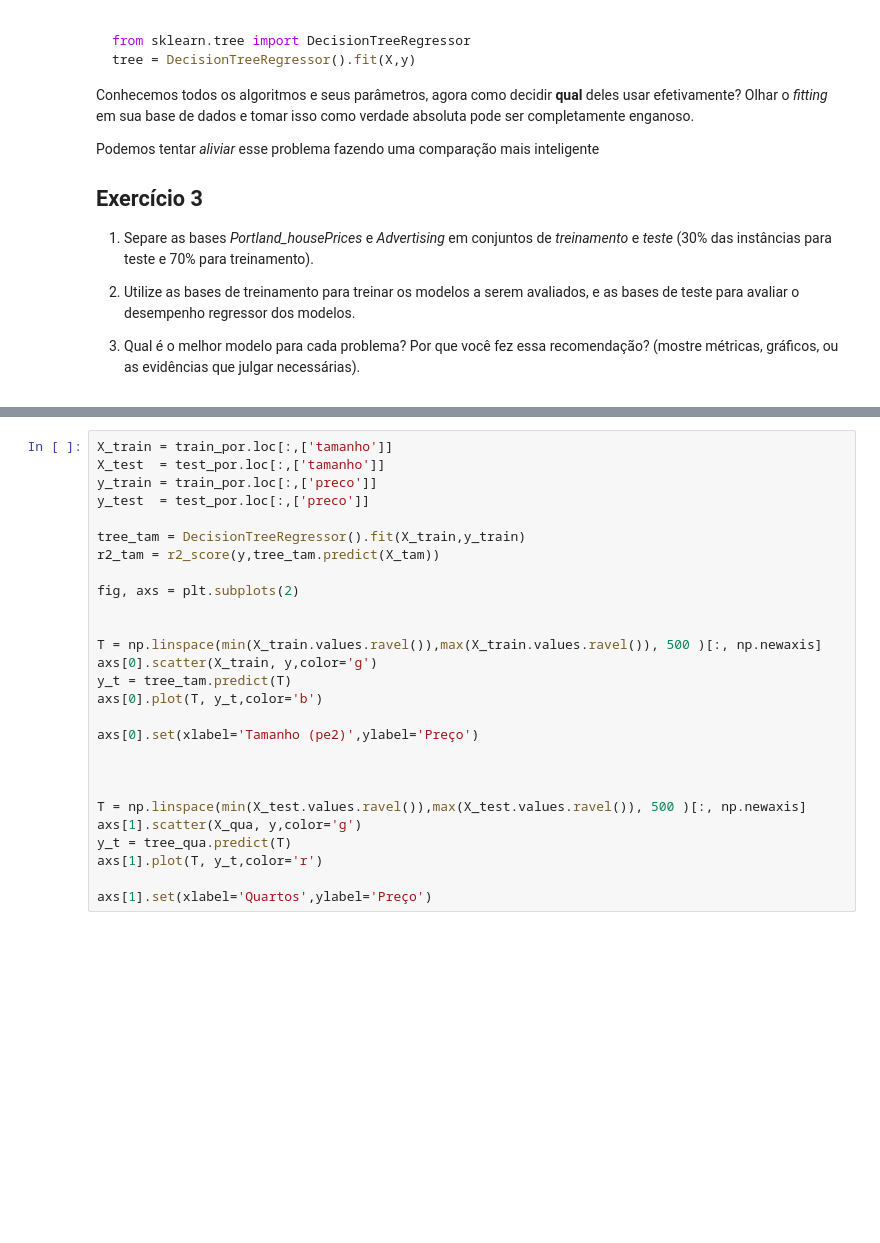
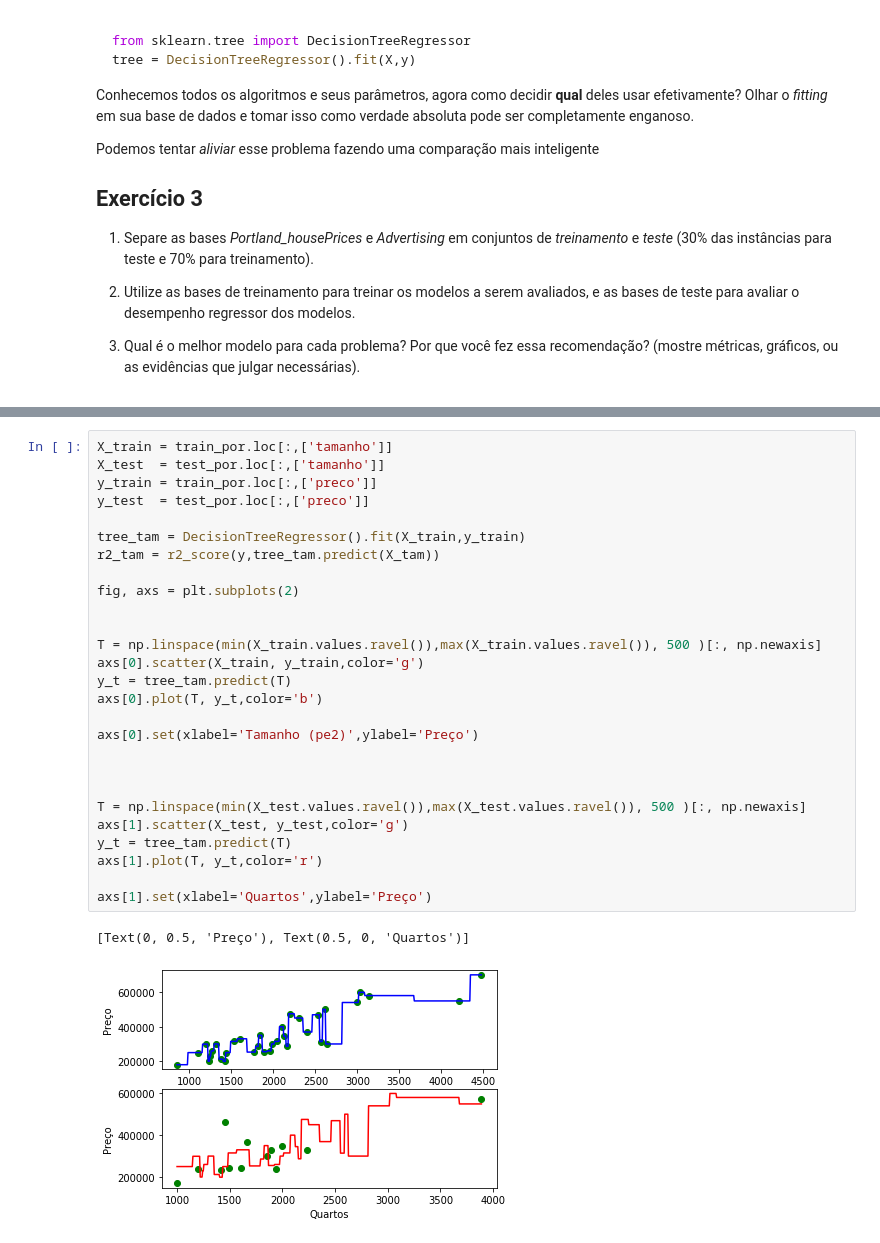
Before and after one commit to f-leno/Aprendizagem-estatistica-regressao, a Jupyter notebook: Exercicios-Regressao_KNN_e_Arvore_solucao.ipynb, the cells around one changed output, grey strips where cells are left out. Saved outputs shown, nothing was run; the diff lists cells and outputs as text; blank space fills up the shorter version.

```diff
--- a/Exercicios-Regressao_KNN_e_Arvore_solucao.ipynb
+++ b/Exercicios-Regressao_KNN_e_Arvore_solucao.ipynb
@@ -241,27 +242,30 @@ linear: 0.8025567412958988
 # %%
 X_train = train_por.loc[:,['tamanho']]
 X_test  = test_por.loc[:,['tamanho']]
 y_train = train_por.loc[:,['preco']]
 y_test  = test_por.loc[:,['preco']]
 
 tree_tam = DecisionTreeRegressor().fit(X_train,y_train)
 r2_tam = r2_score(y,tree_tam.predict(X_tam))
 
 fig, axs = plt.subplots(2)
 
 
 T = np.linspace(min(X_train.values.ravel()),max(X_train.values.ravel()), 500 )[:, np.newaxis]
-axs[0].scatter(X_train, y,color='g')
+axs[0].scatter(X_train, y_train,color='g')
 y_t = tree_tam.predict(T)
 axs[0].plot(T, y_t,color='b')
 
 axs[0].set(xlabel='Tamanho (pe2)',ylabel='Preço')
 
 
 
 T = np.linspace(min(X_test.values.ravel()),max(X_test.values.ravel()), 500 )[:, np.newaxis]
-axs[1].scatter(X_qua, y,color='g')
-y_t = tree_qua.predict(T)
+axs[1].scatter(X_test, y_test,color='g')
+y_t = tree_tam.predict(T)
 axs[1].plot(T, y_t,color='r')
 
 axs[1].set(xlabel='Quartos',ylabel='Preço')
+# %% [output]
+[Text(0, 0.5, 'Preço'), Text(0.5, 0, 'Quartos')]
+[figure, added]
```
Also changed, not shown: parts of 3 cells of this notebook, 1 other file.
